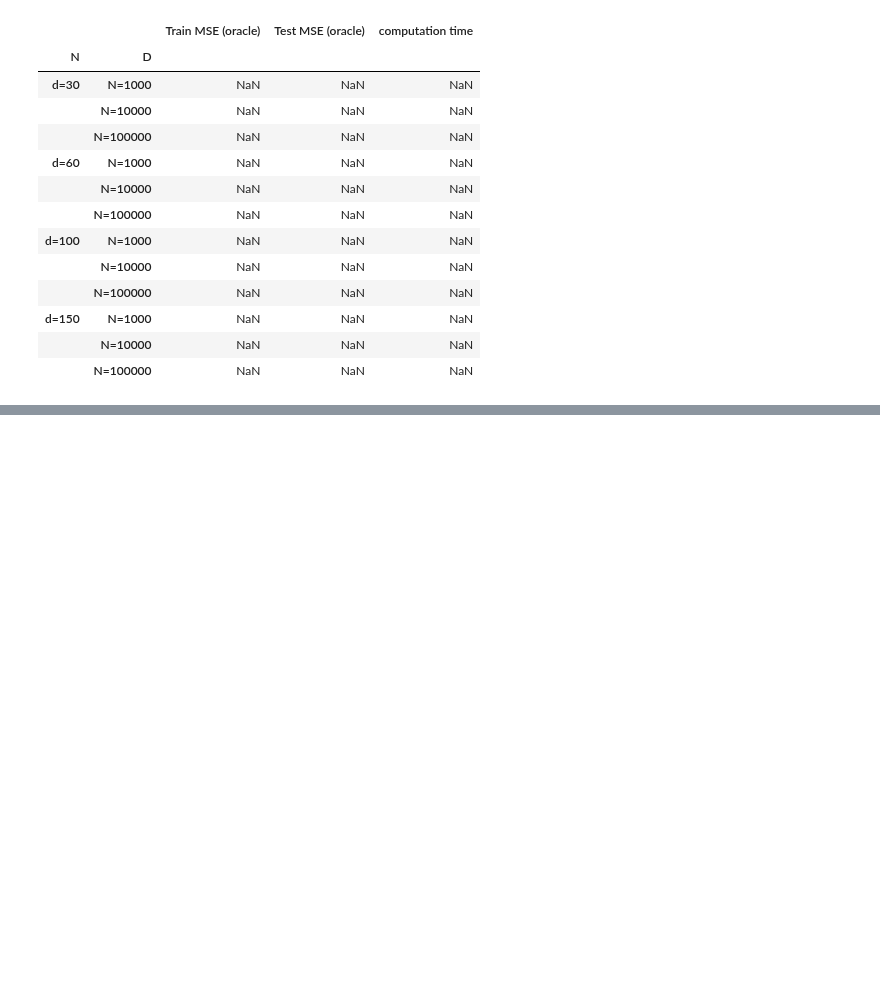
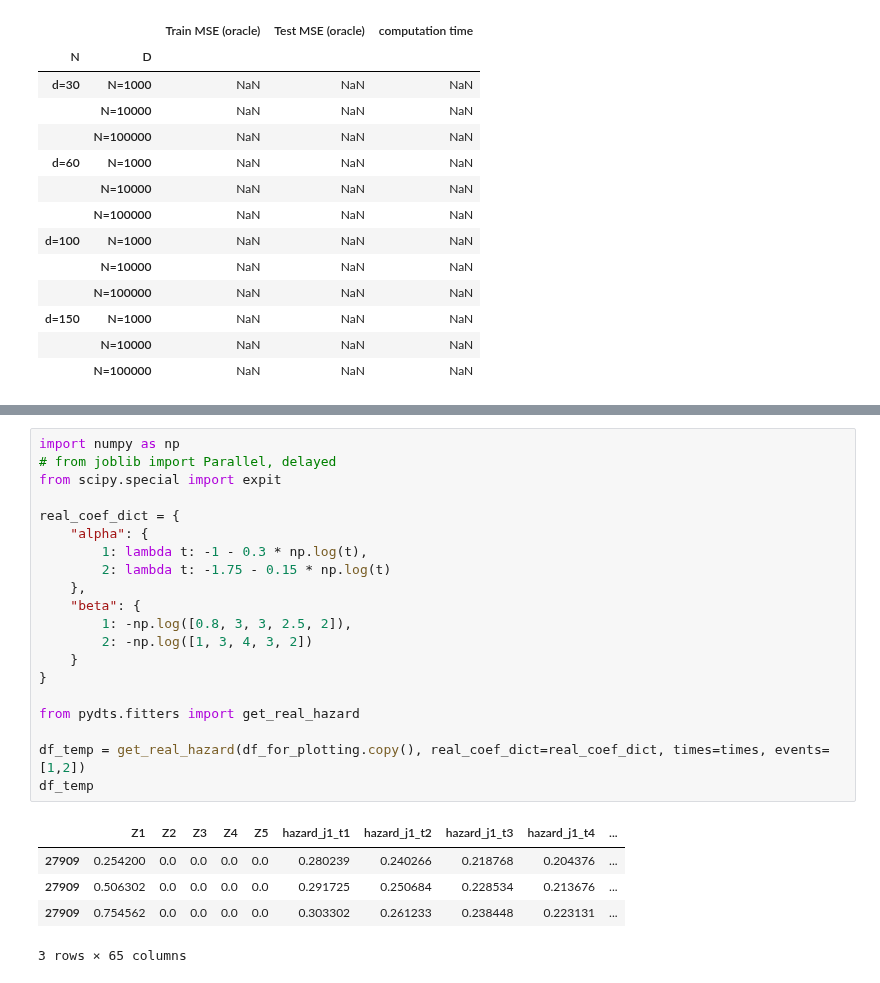
Before and after one commit to tomer1812/pydts, a Jupyter notebook: docs/Simple Simulation.ipynb, the cells around one changed output, grey strips where cells are left out. Cells and saved outputs as stored; diff of their text form; blank space fills up the shorter version.

```diff
--- a/docs/Simple Simulation.ipynb
+++ b/docs/Simple Simulation.ipynb
@@ -328,0 +320,26 @@ plot_times(times_dict)
+# %%
+import numpy as np
+# from joblib import Parallel, delayed
+from scipy.special import expit
+
+real_coef_dict = {
+    "alpha": {
+        1: lambda t: -1 - 0.3 * np.log(t),
+        2: lambda t: -1.75 - 0.15 * np.log(t)
+    },
+    "beta": {
+        1: -np.log([0.8, 3, 3, 2.5, 2]),
+        2: -np.log([1, 3, 4, 3, 2])
+    }
+}
+
+from pydts.fitters import get_real_hazard
+
+df_temp = get_real_hazard(df_for_plotting.copy(), real_coef_dict=real_coef_dict, times=times, events=[1,2])
+df_temp
+# %% [output]
+|  | Z1 | Z2 | Z3 | Z4 | Z5 | hazard_j1_t1 | hazard_j1_t2 | hazard_j1_t3 | hazard_j1_t4 | ... |
+| 27909 | 0.254200 | 0.0 | 0.0 | 0.0 | 0.0 | 0.280239 | 0.240266 | 0.218768 | 0.204376 | ... |
+| 27909 | 0.506302 | 0.0 | 0.0 | 0.0 | 0.0 | 0.291725 | 0.250684 | 0.228534 | 0.213676 | ... |
+| 27909 | 0.754562 | 0.0 | 0.0 | 0.0 | 0.0 | 0.303302 | 0.261233 | 0.238448 | 0.223131 | ... |
+3 rows × 65 columns
```
Also changed, not shown: parts of 21 cells of this notebook.
